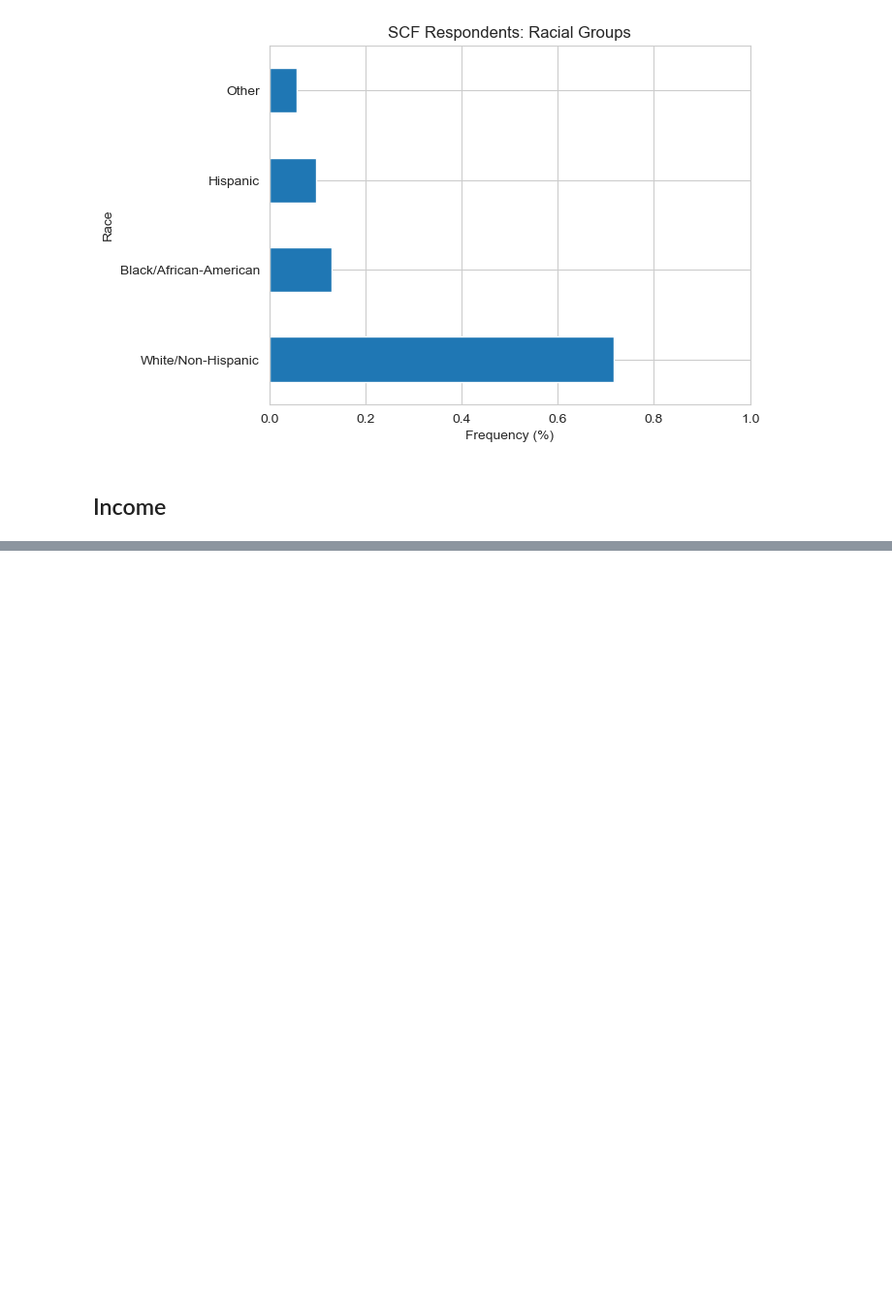
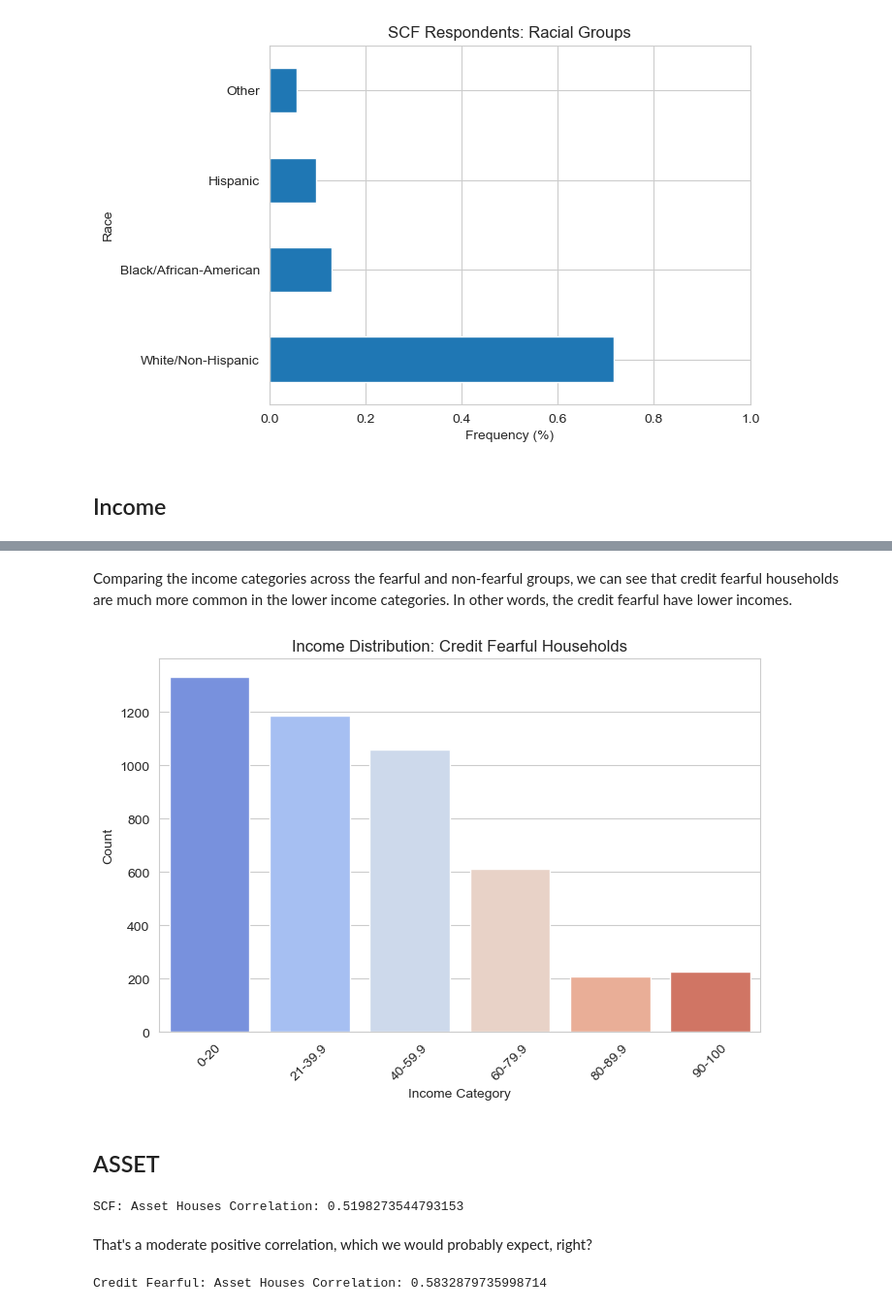
Before and after one commit to Johnnysnipes90/credit-fear-clustering, a Jupyter notebook: notebook.ipynb, the cells around one changed output, grey strips where cells are left out. Shown at 97% size. Saved outputs shown, nothing was run; the diff lists cells and outputs as text; code cells hidden in the pictures; blank space fills up the shorter version.

```diff
--- a/notebook.ipynb
+++ b/notebook.ipynb
@@ -115,0 +170,31 @@ plt.title("SCF Respondents: Racial Groups");
+# %% [markdown]
+Comparing the income categories across the fearful and non-fearful groups, we can see that credit fearful households are much more common in the lower income categories. In other words, the credit fearful have lower incomes.
+# %%
+inccat_dict = {
+    1: "0-20", 2: "21-39.9", 3: "40-59.9", 4: "60-79.9", 5: "80-89.9", 6: "90-100"
+}
+df_fear['INCOME_CATEGORY'] = df_fear['INCCAT'].replace(inccat_dict)
+
+plt.figure(figsize=(8,5))
+sns.countplot(x='INCOME_CATEGORY', data=df_fear, order=inccat_dict.values(), palette='coolwarm')
+plt.xlabel("Income Category")
+plt.ylabel("Count")
+plt.title("Income Distribution: Credit Fearful Households")
+plt.xticks(rotation=45)
+plt.show()
+# %% [output]
+[figure, added]
+# %% [markdown]
+## ASSET
+# %%
+asset_house_corr = df['ASSET'].corr(df['HOUSES'])
+print("SCF: Asset Houses Correlation:", asset_house_corr)
+# %% [output]
+SCF: Asset Houses Correlation: 0.5198273544793153
+# %% [markdown]
+That's a moderate positive correlation, which we would probably expect, right?
+# %%
+asset_house_corr = df_fear['ASSET'].corr(df_fear['HOUSES'])
+print("Credit Fearful: Asset Houses Correlation:", asset_house_corr)
+# %% [output]
+Credit Fearful: Asset Houses Correlation: 0.5832879735998714
```
Also changed, not shown: parts of 12 cells of this notebook.
